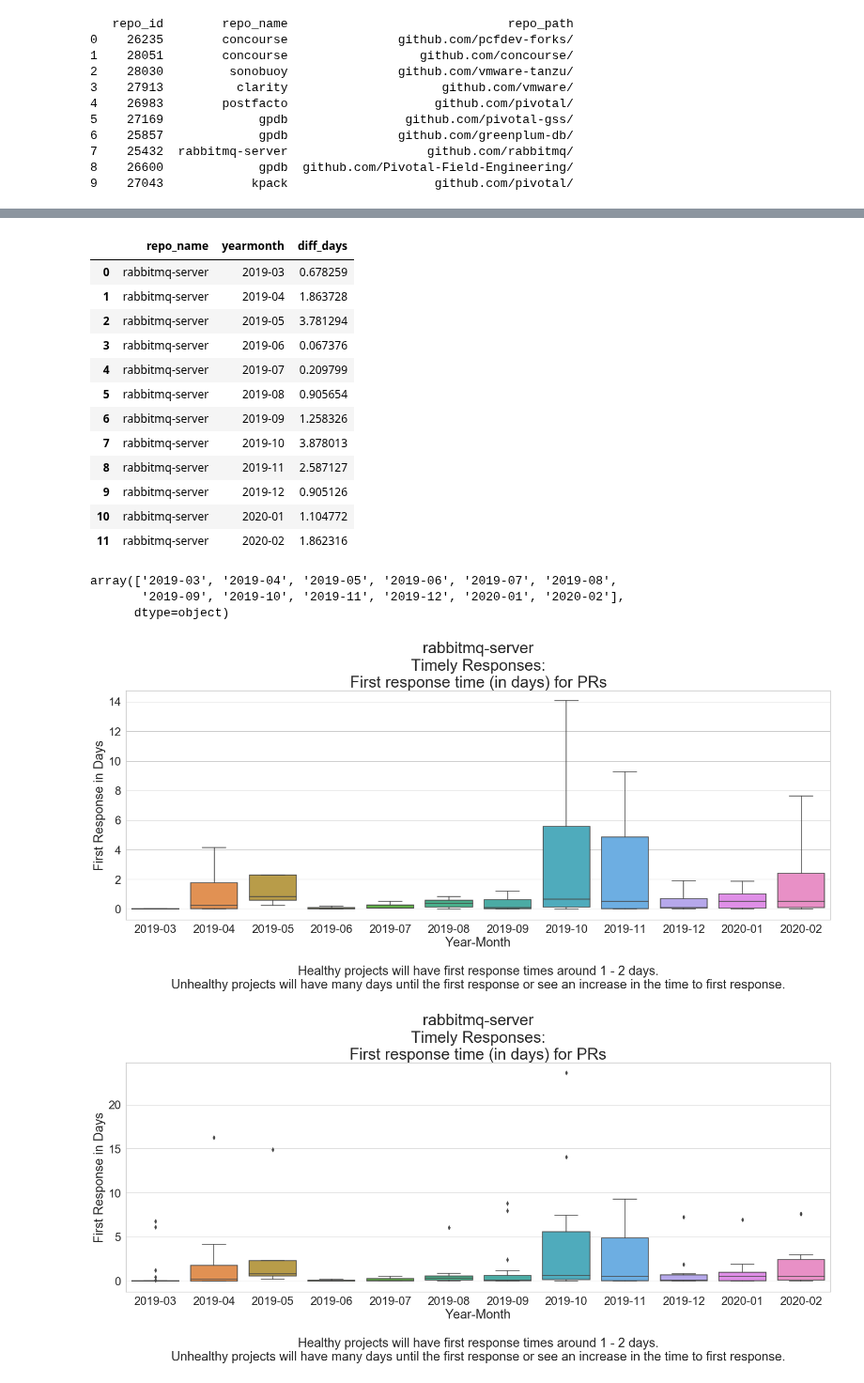
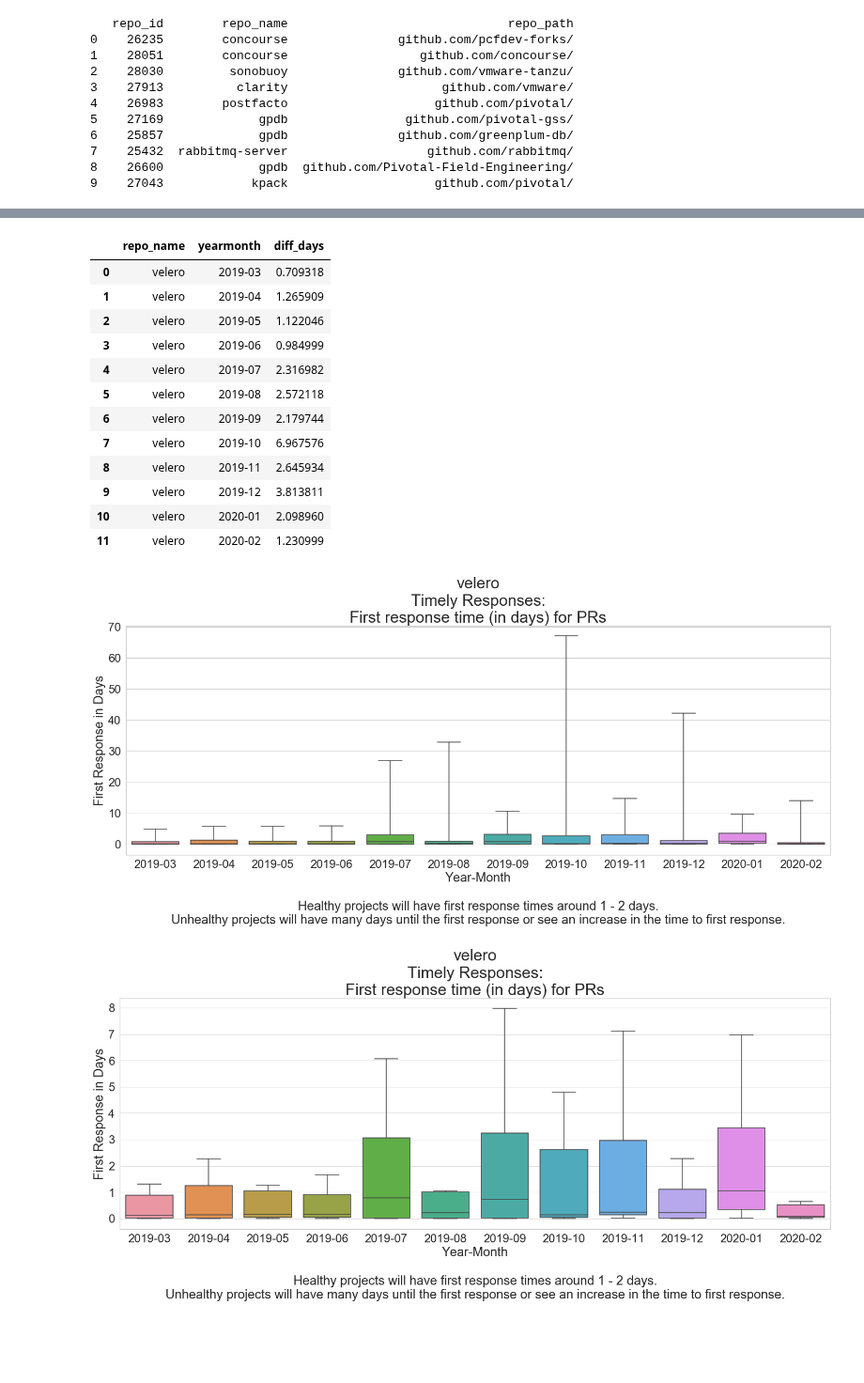
Before and after one commit to Hsingh2096/Hsingh2096, a Jupyter notebook: code/dawn_response_time-gabe.ipynb, the cells around one changed output, grey strips where cells are left out. Shown at 94% size. Saved outputs shown, nothing was run; the diff lists cells and outputs as text; code cells hidden in the pictures; blank space fills up the shorter version.

```diff
--- a/code/dawn_response_time-gabe.ipynb
+++ b/code/dawn_response_time-gabe.ipynb
@@ -44,10 +44,10 @@ print(repo_list)
 #repo_dict = {25760, 25663} #spring-boot & spring-framework
 #repo_dict = {28051} # concourse
 #repo_dict = {26983} #postfacto
-repo_dict = {25432} #rabbitmq-server
+#repo_dict = {25432} #rabbitmq-server
 #repo_dict = {25663} #spring-framework
 #repo_dict = {28030} #sonobuoy
-#repo_dict = {28031} #velero
+repo_dict = {28031} #velero
 # %%
 #from datetime import date
 import datetime
@@ -211,24 +211,18 @@ first_response_means = pr_all.groupby(['repo_name', 'yearmonth'], as_index=False
 first_response_means
 # %% [output]
 |  | repo_name | yearmonth | diff_days |
-| 0 | rabbitmq-server | 2019-03 | 0.678259 |
-| 1 | rabbitmq-server | 2019-04 | 1.863728 |
-| 2 | rabbitmq-server | 2019-05 | 3.781294 |
-| 3 | rabbitmq-server | 2019-06 | 0.067376 |
-| 4 | rabbitmq-server | 2019-07 | 0.209799 |
-| 5 | rabbitmq-server | 2019-08 | 0.905654 |
-| 6 | rabbitmq-server | 2019-09 | 1.258326 |
-| 7 | rabbitmq-server | 2019-10 | 3.878013 |
-| 8 | rabbitmq-server | 2019-11 | 2.587127 |
-| 9 | rabbitmq-server | 2019-12 | 0.905126 |
-| 10 | rabbitmq-server | 2020-01 | 1.104772 |
-| 11 | rabbitmq-server | 2020-02 | 1.862316 |
+| 0 | velero | 2019-03 | 0.709318 |
+| 1 | velero | 2019-04 | 1.265909 |
+| 2 | velero | 2019-05 | 1.122046 |
+| 3 | velero | 2019-06 | 0.984999 |
+| 4 | velero | 2019-07 | 2.316982 |
+| 5 | velero | 2019-08 | 2.572118 |
+| 6 | velero | 2019-09 | 2.179744 |
+| 7 | velero | 2019-10 | 6.967576 |
+| 8 | velero | 2019-11 | 2.645934 |
+| 9 | velero | 2019-12 | 3.813811 |
+| 10 | velero | 2020-01 | 2.098960 |
+| 11 | velero | 2020-02 | 1.230999 |
-# %%
-pr_
-# %% [output]
-array(['2019-03', '2019-04', '2019-05', '2019-06', '2019-07', '2019-08',
-       '2019-09', '2019-10', '2019-11', '2019-12', '2020-01', '2020-02'],
-      dtype=object)
 # %%
 sns.set_style('ticks')
 sns.set(style="whitegrid", font_scale=2)
@@ -238,24 +232,24 @@ fig.set_size_inches(24, 8)
 
 title = repo_name + "\nTimely Responses:\nFirst response time (in days) for PRs"
 
-my_plot = sns.boxplot(x='yearmonth', y='diff_days', data=pr_all, ax=ax, order=year_month_list, showfliers = False, whis=3).set_title(title, fontsize=30)
+my_plot = sns.boxplot(x='yearmonth', y='diff_days', data=pr_all, ax=ax, order=year_month_list, showfliers = False, whis=1000).set_title(title, fontsize=30)
 
 risk_bar_labels = ax.set_ylabel('First Response in Days')
 risk_bar_labels = ax.set_xlabel('Year-Month\n\nHealthy projects will have first response times around 1 - 2 days.\nUnhealthy projects will have many days until the first response or see an increase in the time to first response.')
 # %% [output]
-[figure, old version]
+[figure, new version]
 # %%
 sns.set_style('ticks')
 sns.set(style="whitegrid", font_scale=2)
 
 fig, ax = plt.subplots()
 fig.set_size_inches(24, 8)
 
 title = repo_name + "\nTimely Responses:\nFirst response time (in days) for PRs"
 
-my_plot = sns.boxplot(x='yearmonth', y='diff_days', data=pr_all, ax=ax, order=year_month_list).set_title(title, fontsize=30)
+my_plot = sns.boxplot(x='yearmonth', y='diff_days', data=pr_all, ax=ax, order=year_month_list, showfliers = False, whis=1.5).set_title(title, fontsize=30)
 
 risk_bar_labels = ax.set_ylabel('First Response in Days')
 risk_bar_labels = ax.set_xlabel('Year-Month\n\nHealthy projects will have first response times around 1 - 2 days.\nUnhealthy projects will have many days until the first response or see an increase in the time to first response.')
 # %% [output]
-[figure, old version]
+[figure, new version]
```
Also changed, not shown: parts of 1 cell of this notebook, 9 other files.
